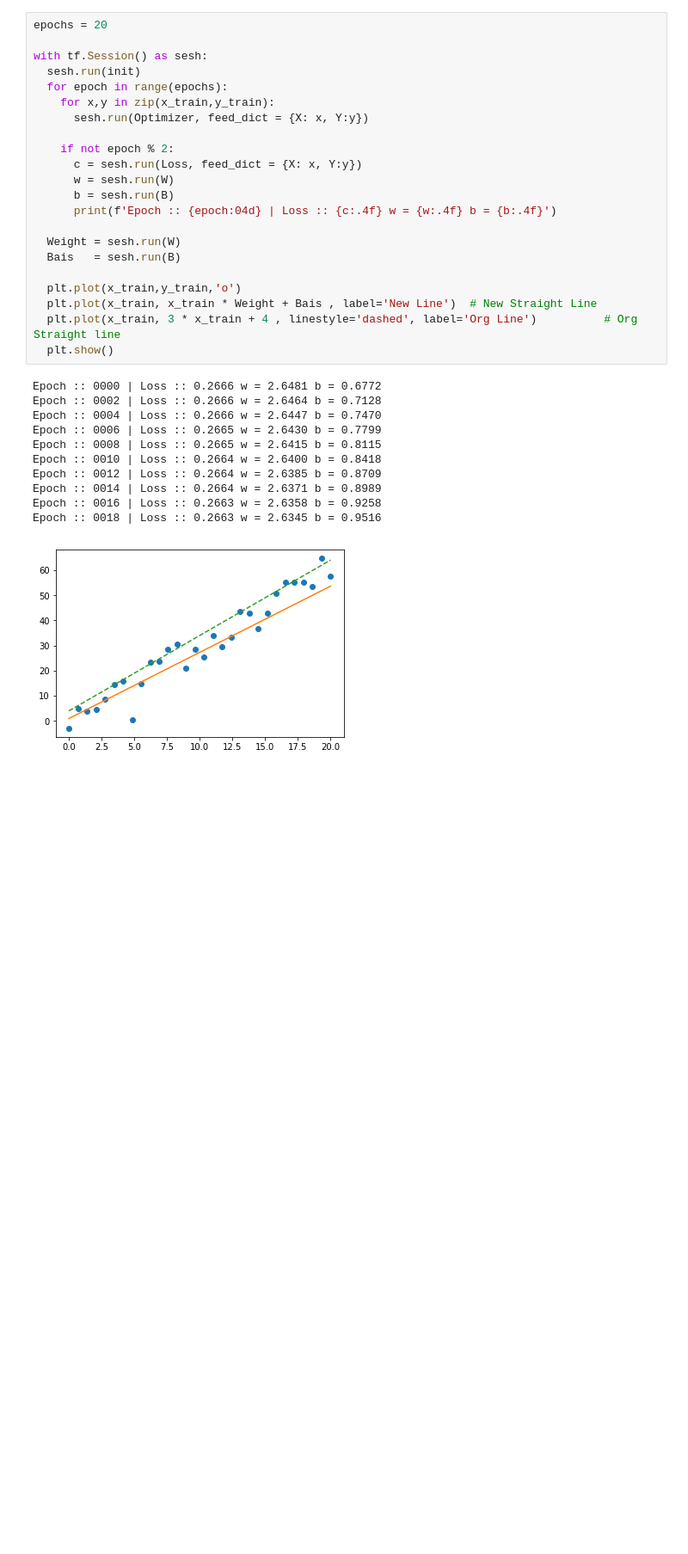
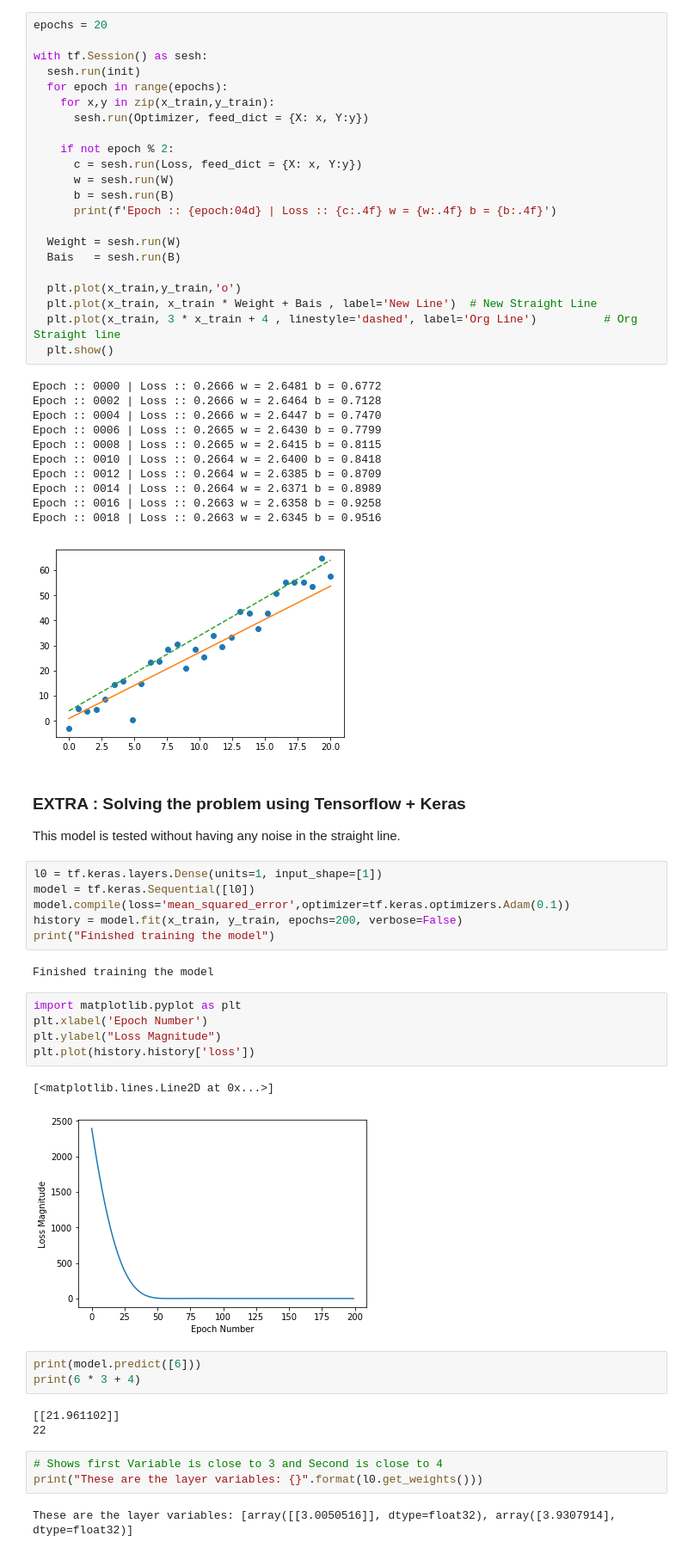
Before and after one commit to MidasXIV/Artificial-Intelliegence--Deep-Learning--Tensor-Flow, a Jupyter notebook: 1. Linear Regression/TF_without_Keras_Linear_Regression.ipynb, the cells around one changed output. Shown: that part at 86% size. Saved outputs shown, nothing was run; the diff lists cells and outputs as text; blank space fills up the shorter version.

Commit message:
Tested using Keras Model

```diff
--- a/1. Linear Regression/TF_without_Keras_Linear_Regression.ipynb
+++ b/1. Linear Regression/TF_without_Keras_Linear_Regression.ipynb
@@ -85,3 +86,34 @@ Epoch :: 0014 | Loss :: 0.2664 w = 2.6371 b = 0.8989
 Epoch :: 0016 | Loss :: 0.2663 w = 2.6358 b = 0.9258
 Epoch :: 0018 | Loss :: 0.2663 w = 2.6345 b = 0.9516
 [figure]
+# %% [markdown]
+### EXTRA : Solving the problem using Tensorflow + Keras
+
+This model is tested without having any noise in the straight line.
+# %%
+l0 = tf.keras.layers.Dense(units=1, input_shape=[1])
+model = tf.keras.Sequential([l0])
+model.compile(loss='mean_squared_error',optimizer=tf.keras.optimizers.Adam(0.1))
+history = model.fit(x_train, y_train, epochs=200, verbose=False)
+print("Finished training the model")
+# %% [output]
+Finished training the model
+# %%
+import matplotlib.pyplot as plt
+plt.xlabel('Epoch Number')
+plt.ylabel("Loss Magnitude")
+plt.plot(history.history['loss'])
+# %% [output]
+[<matplotlib.lines.Line2D at 0x...>]
+[figure, added]
+# %%
+print(model.predict([6]))
+print(6 * 3 + 4)
+# %% [output]
+[[21.961102]]
+22
+# %%
+# Shows first Variable is close to 3 and Second is close to 4
+print("These are the layer variables: {}".format(l0.get_weights()))
+# %% [output]
+These are the layer variables: [array([[3.0050516]], dtype=float32), array([3.9307914], dtype=float32)]
```
Also changed, not shown: parts of 2 cells of this notebook.
